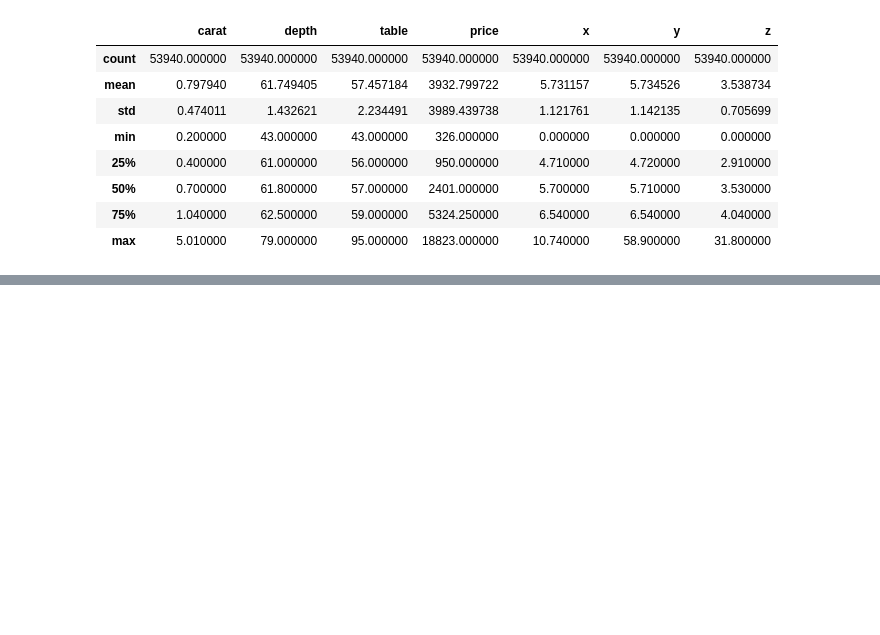
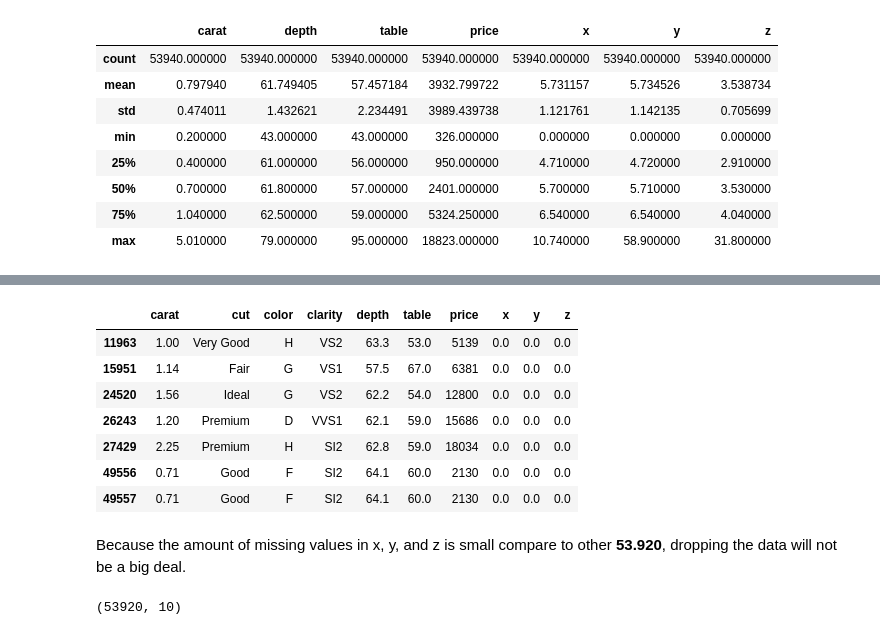
Before and after one commit to marcellinus-witarsah/predictive-analytics-diamonds-dataset, a Jupyter notebook: predictive_analytics_diamonds_dataset.ipynb, the cells around one changed output, grey strips where cells are left out. Cells and saved outputs as stored; diff of their text form; code cells hidden in the pictures; blank space fills up the shorter version.

```diff
--- a/predictive_analytics_diamonds_dataset.ipynb
+++ b/predictive_analytics_diamonds_dataset.ipynb
@@ -67,0 +142,19 @@ None
+# %%
+# rows that have x, y, and z value missing
+diamonds_ori.loc[missing_x & missing_y & missing_z]
+# %% [output]
+|  | carat | cut | color | clarity | depth | table | price | x | y | z |
+| 11963 | 1.00 | Very Good | H | VS2 | 63.3 | 53.0 | 5139 | 0.0 | 0.0 | 0.0 |
+| 15951 | 1.14 | Fair | G | VS1 | 57.5 | 67.0 | 6381 | 0.0 | 0.0 | 0.0 |
+| 24520 | 1.56 | Ideal | G | VS2 | 62.2 | 54.0 | 12800 | 0.0 | 0.0 | 0.0 |
+| 26243 | 1.20 | Premium | D | VVS1 | 62.1 | 59.0 | 15686 | 0.0 | 0.0 | 0.0 |
+| 27429 | 2.25 | Premium | H | SI2 | 62.8 | 59.0 | 18034 | 0.0 | 0.0 | 0.0 |
+| 49556 | 0.71 | Good | F | SI2 | 64.1 | 60.0 | 2130 | 0.0 | 0.0 | 0.0 |
+| 49557 | 0.71 | Good | F | SI2 | 64.1 | 60.0 | 2130 | 0.0 | 0.0 | 0.0 |
+# %% [markdown]
+Because the amount of missing values in x, y, and z is small compare to other **53.920**, dropping the data will not be a big deal.
+# %%
+diamonds = diamonds_ori[(missing_x | missing_y | missing_z)!=1]
+diamonds.shape
+# %% [output]
+(53920, 10)
```
Also changed, not shown: parts of 13 cells of this notebook.
